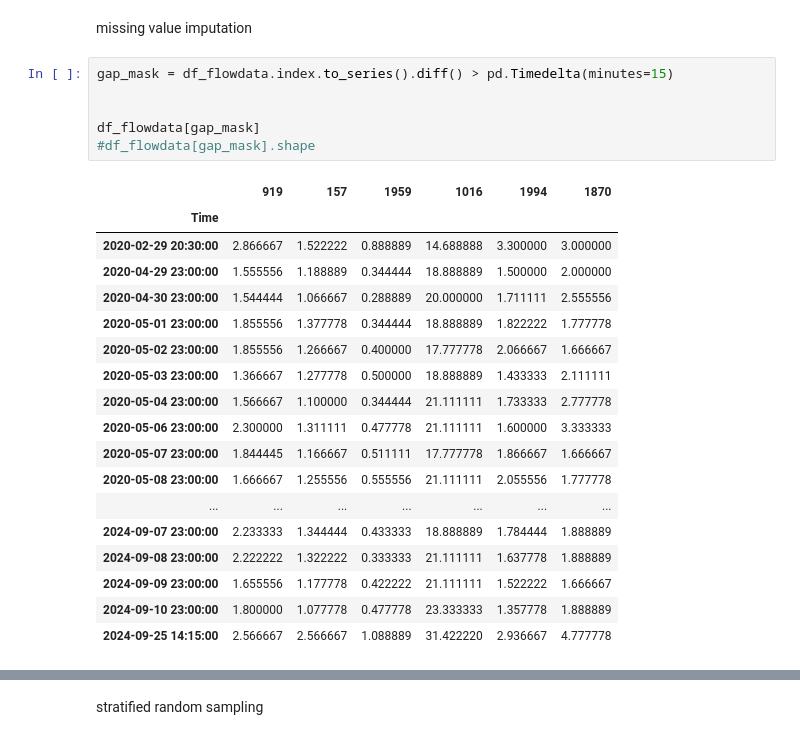
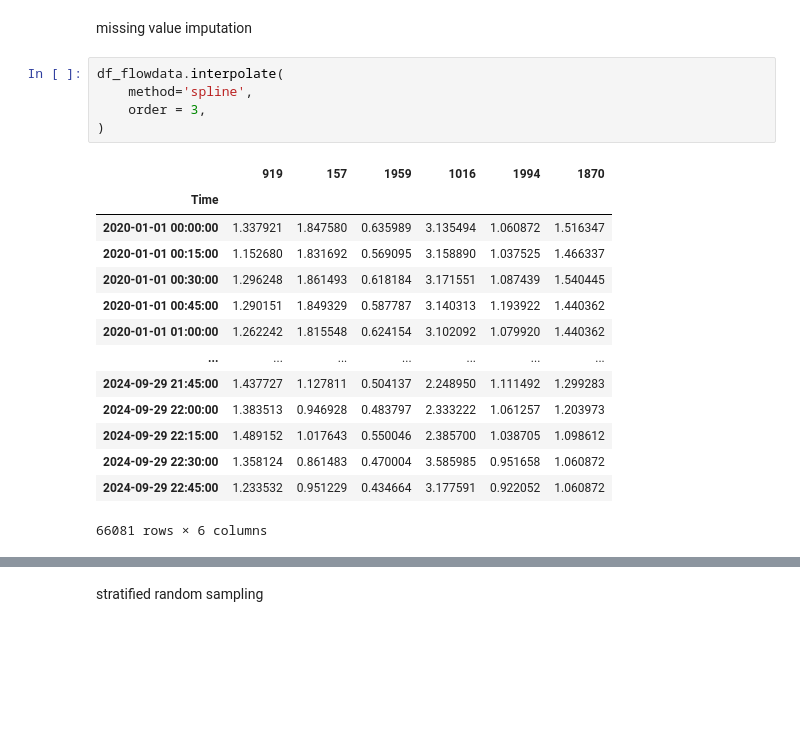
Before and after one commit to amy-jd/ECM3401-Personal-Project, a Jupyter notebook: preprocessing.ipynb, the cells around one changed output, grey strips where cells are left out. Saved outputs shown, nothing was run; the diff lists cells and outputs as text; blank space fills up the shorter version.

```diff
--- a/preprocessing.ipynb
+++ b/preprocessing.ipynb
@@ -106,27 +98,22 @@ df_flowdata
 # %% [markdown]
 missing value imputation
-# %%
-gap_mask = df_flowdata.index.to_series().diff() > pd.Timedelta(minutes=15)
-
-
-df_flowdata[gap_mask]
-#df_flowdata[gap_mask].shape
-# %% [output]
-|  | 919 | 157 | 1959 | 1016 | 1994 | 1870 |
-| Time |  |  |  |  |  |  |
-| 2020-02-29 20:30:00 | 2.866667 | 1.522222 | 0.888889 | 14.688888 | 3.300000 | 3.000000 |
-| 2020-04-29 23:00:00 | 1.555556 | 1.188889 | 0.344444 | 18.888889 | 1.500000 | 2.000000 |
-| 2020-04-30 23:00:00 | 1.544444 | 1.066667 | 0.288889 | 20.000000 | 1.711111 | 2.555556 |
-| 2020-05-01 23:00:00 | 1.855556 | 1.377778 | 0.344444 | 18.888889 | 1.822222 | 1.777778 |
-| 2020-05-02 23:00:00 | 1.855556 | 1.266667 | 0.400000 | 17.777778 | 2.066667 | 1.666667 |
-| 2020-05-03 23:00:00 | 1.366667 | 1.277778 | 0.500000 | 18.888889 | 1.433333 | 2.111111 |
-| 2020-05-04 23:00:00 | 1.566667 | 1.100000 | 0.344444 | 21.111111 | 1.733333 | 2.777778 |
-| 2020-05-06 23:00:00 | 2.300000 | 1.311111 | 0.477778 | 21.111111 | 1.600000 | 3.333333 |
-| 2020-05-07 23:00:00 | 1.844445 | 1.166667 | 0.511111 | 17.777778 | 1.866667 | 1.666667 |
-| 2020-05-08 23:00:00 | 1.666667 | 1.255556 | 0.555556 | 21.111111 | 2.055556 | 1.777778 |
-| ... | ... | ... | ... | ... | ... | ... |
-| 2024-09-07 23:00:00 | 2.233333 | 1.344444 | 0.433333 | 18.888889 | 1.784444 | 1.888889 |
-| 2024-09-08 23:00:00 | 2.222222 | 1.322222 | 0.333333 | 21.111111 | 1.637778 | 1.888889 |
-| 2024-09-09 23:00:00 | 1.655556 | 1.177778 | 0.422222 | 21.111111 | 1.522222 | 1.666667 |
-| 2024-09-10 23:00:00 | 1.800000 | 1.077778 | 0.477778 | 23.333333 | 1.357778 | 1.888889 |
-| 2024-09-25 14:15:00 | 2.566667 | 2.566667 | 1.088889 | 31.422220 | 2.936667 | 4.777778 |
+# %%
+df_flowdata.interpolate(
+    method='spline',
+    order = 3,
+)
+# %% [output]
+|  | 919 | 157 | 1959 | 1016 | 1994 | 1870 |
+| Time |  |  |  |  |  |  |
+| 2020-01-01 00:00:00 | 1.337921 | 1.847580 | 0.635989 | 3.135494 | 1.060872 | 1.516347 |
+| 2020-01-01 00:15:00 | 1.152680 | 1.831692 | 0.569095 | 3.158890 | 1.037525 | 1.466337 |
+| 2020-01-01 00:30:00 | 1.296248 | 1.861493 | 0.618184 | 3.171551 | 1.087439 | 1.540445 |
+| 2020-01-01 00:45:00 | 1.290151 | 1.849329 | 0.587787 | 3.140313 | 1.193922 | 1.440362 |
+| 2020-01-01 01:00:00 | 1.262242 | 1.815548 | 0.624154 | 3.102092 | 1.079920 | 1.440362 |
+| ... | ... | ... | ... | ... | ... | ... |
+| 2024-09-29 21:45:00 | 1.437727 | 1.127811 | 0.504137 | 2.248950 | 1.111492 | 1.299283 |
+| 2024-09-29 22:00:00 | 1.383513 | 0.946928 | 0.483797 | 2.333222 | 1.061257 | 1.203973 |
+| 2024-09-29 22:15:00 | 1.489152 | 1.017643 | 0.550046 | 2.385700 | 1.038705 | 1.098612 |
+| 2024-09-29 22:30:00 | 1.358124 | 0.861483 | 0.470004 | 3.585985 | 0.951658 | 1.060872 |
+| 2024-09-29 22:45:00 | 1.233532 | 0.951229 | 0.434664 | 3.177591 | 0.922052 | 1.060872 |
+66081 rows × 6 columns
```
Also changed, not shown: parts of 23 cells of this notebook, 6 other files.
